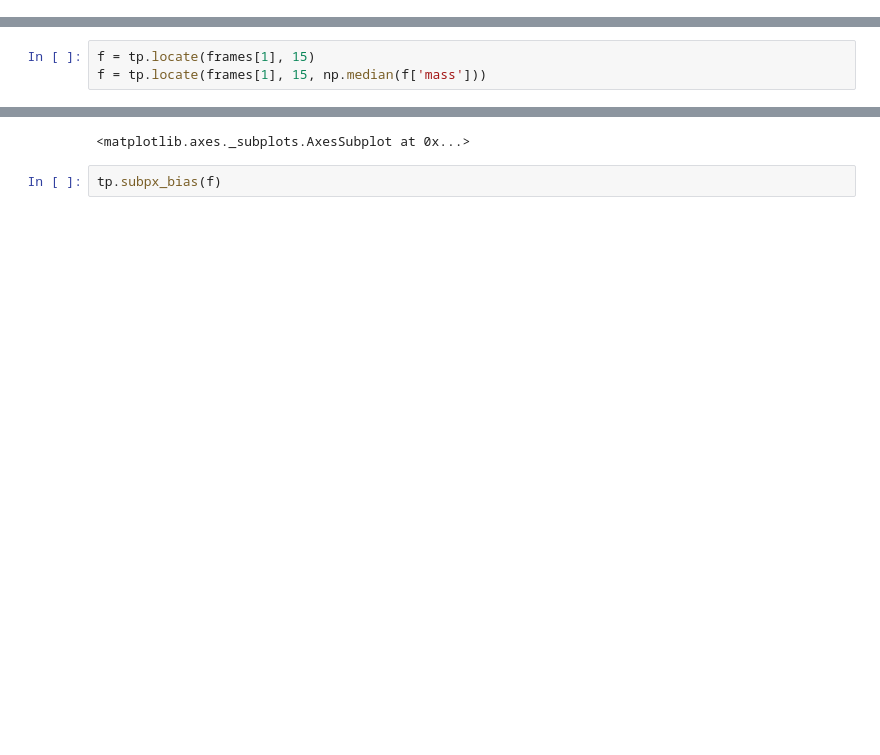
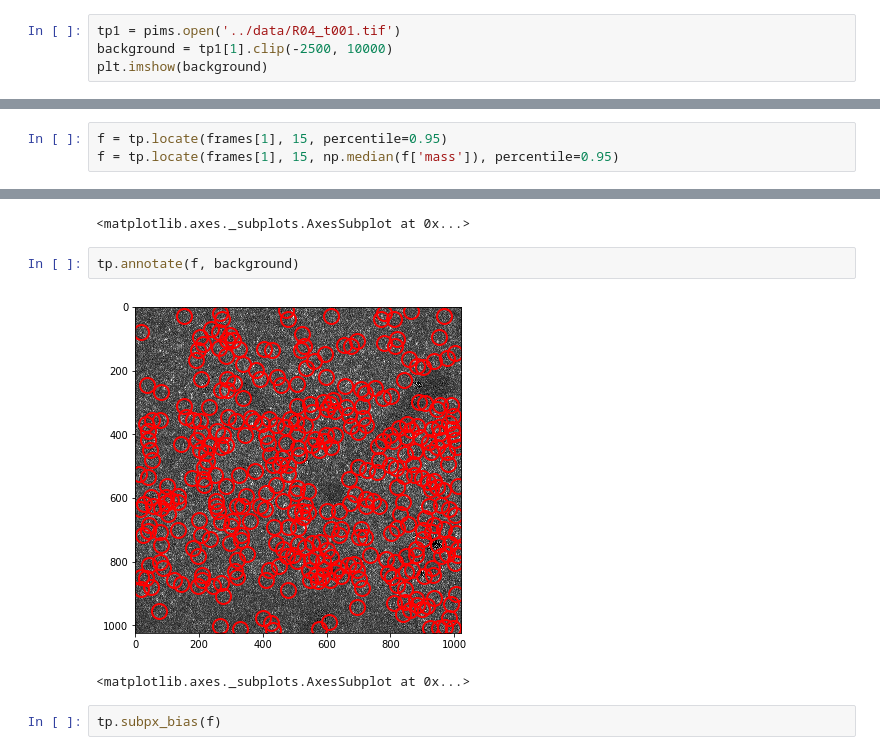
Before and after one commit to NeuroDataDesign/LIDS, a Jupyter notebook: tracking/notebooks/tracking.ipynb, the cells around one changed output, grey strips where cells are left out. Saved outputs shown, nothing was run; the diff lists cells and outputs as text; blank space fills up the shorter version.

```diff
--- a/tracking/notebooks/tracking.ipynb
+++ b/tracking/notebooks/tracking.ipynb
@@ -54,0 +29,4 @@ Frame([[0, 0, 0, ..., 0, 0, 0],
+# %%
+tp1 = pims.open('../data/R04_t001.tif')
+background = tp1[1].clip(-2500, 10000)
+plt.imshow(background)
@@ -80,6 +83,6 @@ np.median(f['mass'])
 # %%
-f = tp.locate(frames[1], 15)
-f = tp.locate(frames[1], 15, np.median(f['mass']))
+f = tp.locate(frames[1], 15, percentile=0.95)
+f = tp.locate(frames[1], 15, np.median(f['mass']), percentile=0.95)
 # %%
 plt.figure()
 tp.annotate(f, frames[1])
@@ -87,6 +90,11 @@ tp.annotate(f, frames[1])
 [interactive output not drawn]
 [interactive output not drawn]
 <matplotlib.axes._subplots.AxesSubplot at 0x...>
+# %%
+tp.annotate(f, background)
+# %% [output]
+[figure, added]
+<matplotlib.axes._subplots.AxesSubplot at 0x...>
 # %%
 tp.subpx_bias(f)
 # %% [output]
```
Also changed, not shown: parts of 23 cells of this notebook.
